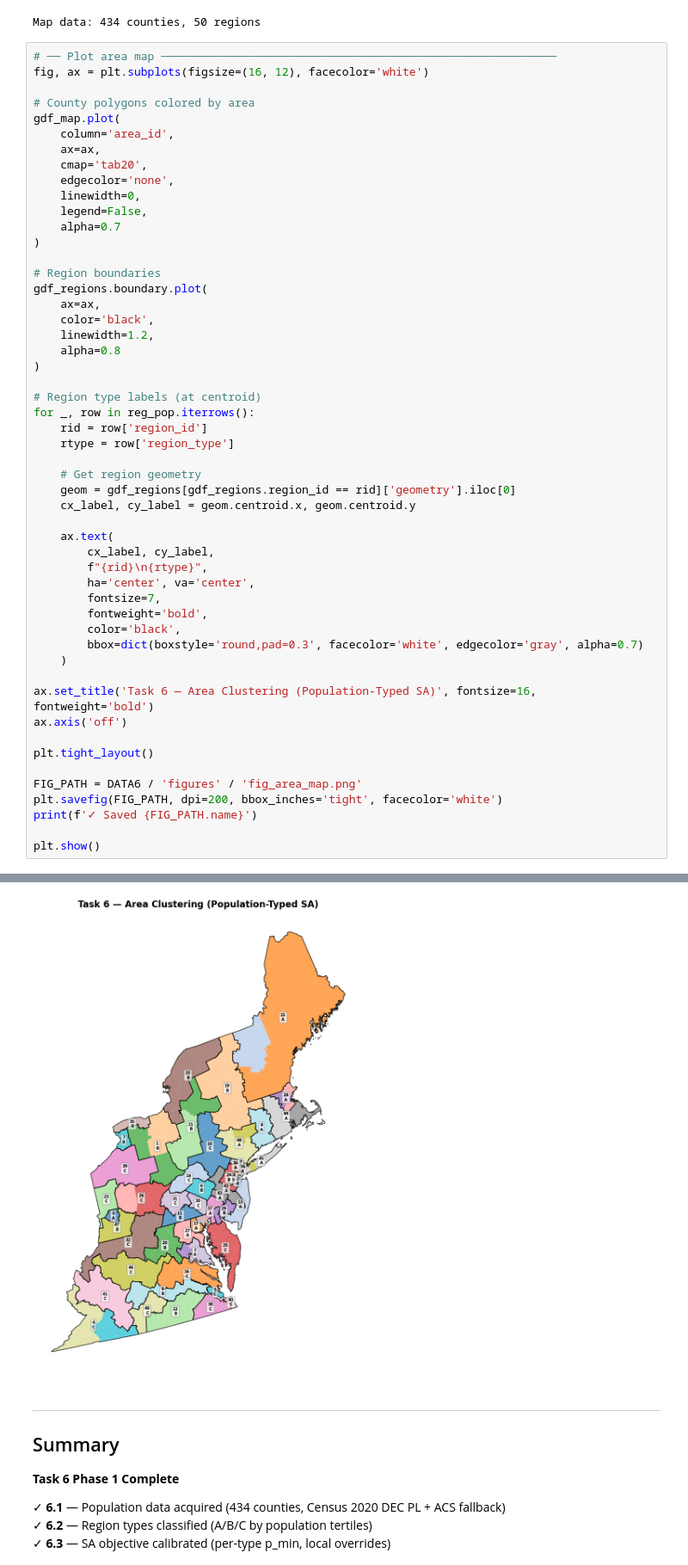
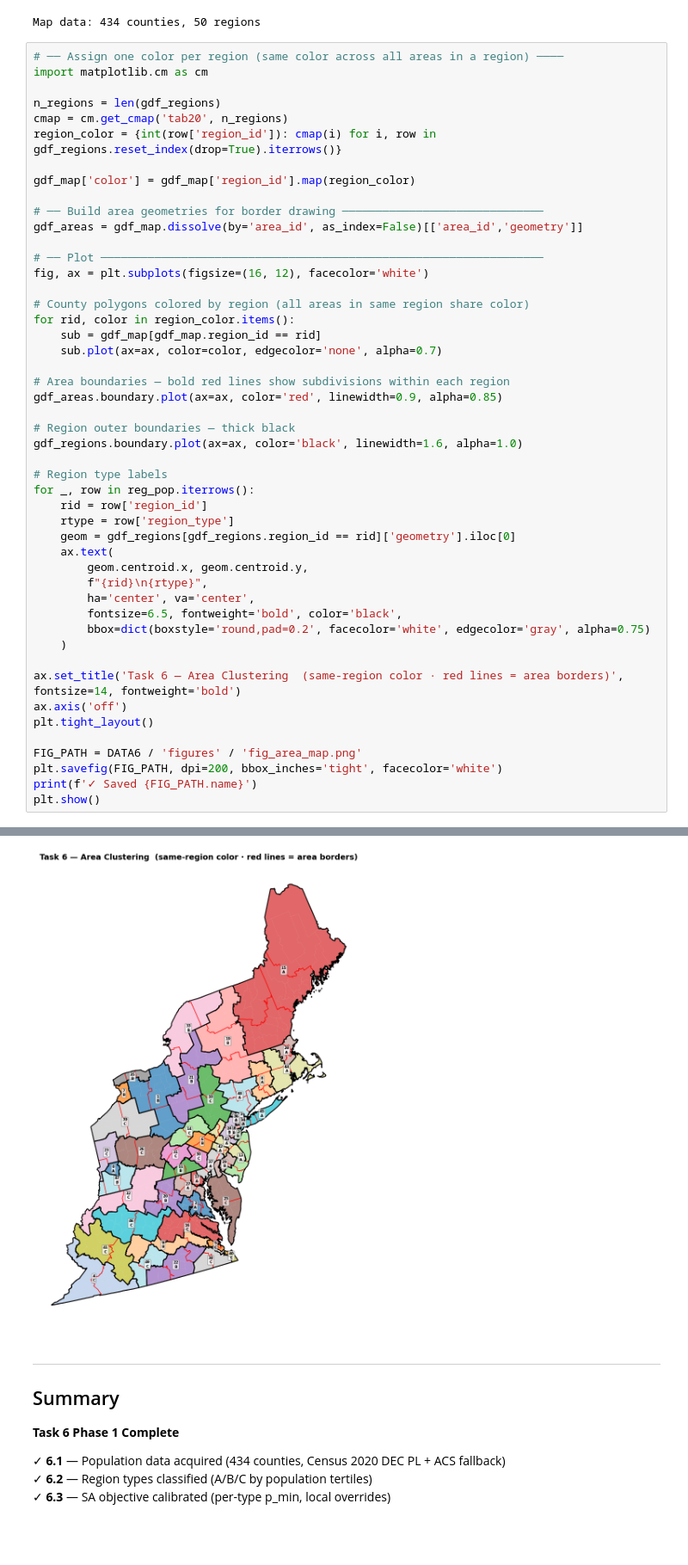
Before and after one commit to TIH233/ISYE6339_Case2, a Jupyter notebook: Task6/task6_phase1.ipynb, the cells around one changed output, grey strips where cells are left out. Shown at 86% size. Saved outputs shown, nothing was run; the diff lists cells and outputs as text; blank space fills up the shorter version.

```diff
--- a/Task6/task6_phase1.ipynb
+++ b/Task6/task6_phase1.ipynb
@@ -712,60 +703,56 @@ print(f'Map data: {len(gdf_map)} counties, {len(gdf_regions)} regions')
 # %% [output]
 Map data: 434 counties, 50 regions
 # %%
-# ── Plot area map ───────────────────────────────────────────────────────────
+# ── Assign one color per region (same color across all areas in a region) ────
+import matplotlib.cm as cm
+
+n_regions = len(gdf_regions)
+cmap = cm.get_cmap('tab20', n_regions)
+region_color = {int(row['region_id']): cmap(i) for i, row in gdf_regions.reset_index(drop=True).iterrows()}
+
+gdf_map['color'] = gdf_map['region_id'].map(region_color)
+
+# ── Build area geometries for border drawing ──────────────────────────────
+gdf_areas = gdf_map.dissolve(by='area_id', as_index=False)[['area_id','geometry']]
+
+# ── Plot ──────────────────────────────────────────────────────────────────
 fig, ax = plt.subplots(figsize=(16, 12), facecolor='white')
 
-# County polygons colored by area
-gdf_map.plot(
-    column='area_id',
-    ax=ax,
-    cmap='tab20',
-    edgecolor='none',
-    linewidth=0,
-    legend=False,
-    alpha=0.7
-)
+# County polygons colored by region (all areas in same region share color)
+for rid, color in region_color.items():
+    sub = gdf_map[gdf_map.region_id == rid]
+    sub.plot(ax=ax, color=color, edgecolor='none', alpha=0.7)
 
-# Region boundaries
-gdf_regions.boundary.plot(
-    ax=ax,
-    color='black',
-    linewidth=1.2,
-    alpha=0.8
-)
+# Area boundaries — bold red lines show subdivisions within each region
+gdf_areas.boundary.plot(ax=ax, color='red', linewidth=0.9, alpha=0.85)
 
-# Region type labels (at centroid)
+# Region outer boundaries — thick black
+gdf_regions.boundary.plot(ax=ax, color='black', linewidth=1.6, alpha=1.0)
+
+# Region type labels
 for _, row in reg_pop.iterrows():
     rid = row['region_id']
     rtype = row['region_type']
-
-    # Get region geometry
     geom = gdf_regions[gdf_regions.region_id == rid]['geometry'].iloc[0]
-    cx_label, cy_label = geom.centroid.x, geom.centroid.y
-
     ax.text(
-        cx_label, cy_label,
+        geom.centroid.x, geom.centroid.y,
         f"{rid}\n{rtype}",
         ha='center', va='center',
-        fontsize=7,
-        fontweight='bold',
-        color='black',
-        bbox=dict(boxstyle='round,pad=0.3', facecolor='white', edgecolor='gray', alpha=0.7)
+        fontsize=6.5, fontweight='bold', color='black',
+        bbox=dict(boxstyle='round,pad=0.2', facecolor='white', edgecolor='gray', alpha=0.75)
     )
 
-ax.set_title('Task 6 — Area Clustering (Population-Typed SA)', fontsize=16, fontweight='bold')
+ax.set_title('Task 6 — Area Clustering  (same-region color · red lines = area borders)', fontsize=14, fontweight='bold')
 ax.axis('off')
-
 plt.tight_layout()
 
 FIG_PATH = DATA6 / 'figures' / 'fig_area_map.png'
 plt.savefig(FIG_PATH, dpi=200, bbox_inches='tight', facecolor='white')
 print(f'✓ Saved {FIG_PATH.name}')
-
 plt.show()
 # %% [output]
 ✓ Saved fig_area_map.png
-[figure, old version]
+[figure, new version]
 # %% [markdown]
 ---
 ## Summary
```
Also changed, not shown: parts of 1 cell of this notebook.
